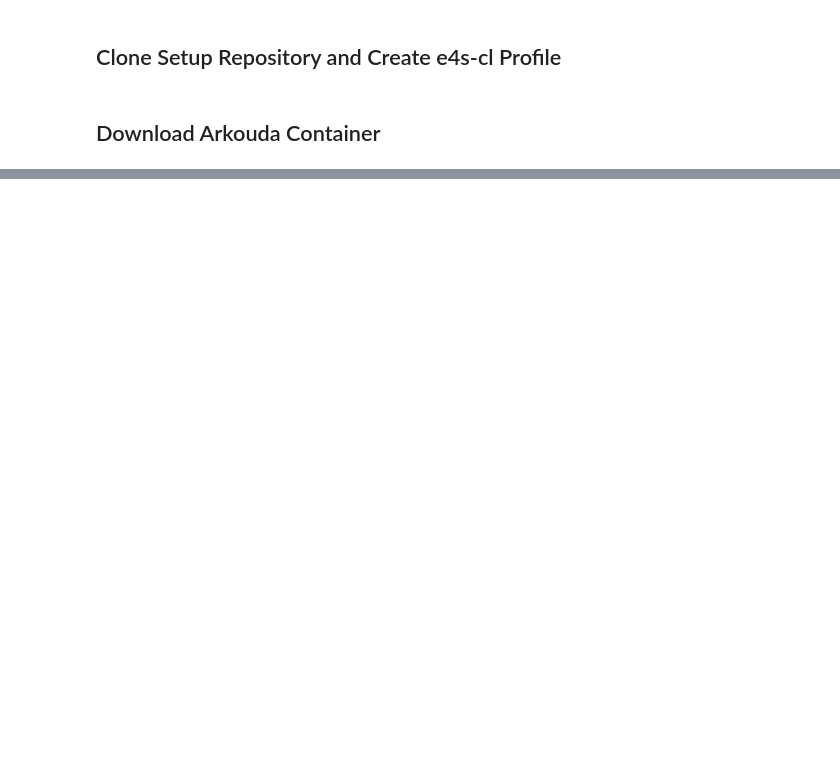
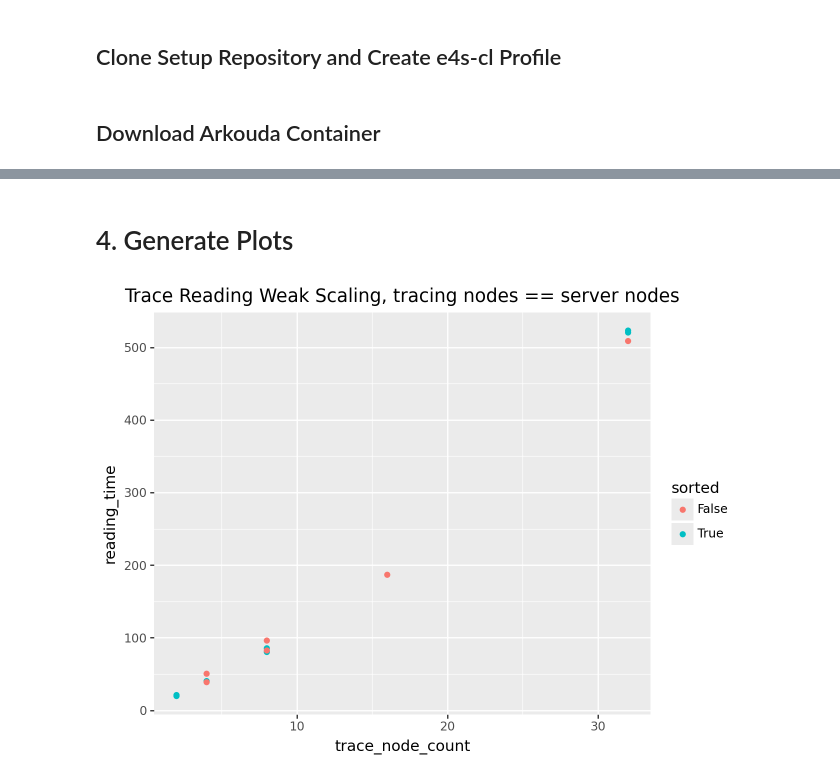
Before and after one commit to hpc-ai-adv-dev/fastotf2, a Jupyter notebook: workflows/scaling/ampere-workflow.ipynb, the cells around one changed output, grey strips where cells are left out. Drawn from its saved outputs; the diff is of its cells as text; code cells hidden in the pictures; blank space fills up the shorter version.

```diff
--- a/workflows/scaling/ampere-workflow.ipynb
+++ b/workflows/scaling/ampere-workflow.ipynb
@@ -20,8 +20,12 @@ go_dir = '/lus/scratch/crickett/go/'
 apptainer_bin_path = '/lus/scratch/crickett/software/usr/bin'
 apptainer_cache_dir = '/lus/bnchlu1/neth/.local/apptainer/'
 
+
+
 workflow_dir = os.getcwd()
 workflows.set_workflow_log(f'{workflow_dir}/ampere-workflow.log')
+
+results_df_path = os.path.join(workflow_dir, 'ampere_weak_scaling_results.csv')
 # %% [markdown]
 # 1. Download and Install Ampere
 # %%
@@ -149,0 +330,11 @@ print("Attribution complete.")
+# %% [markdown]
+# 4. Generate Plots
+# %%
+results_df = pd.read_csv(results_df_path)
+# %%
+p = ggplot(results_df, aes(x='trace_node_count', y='reading_time', color='sorted'))
+p += geom_point()
+p += labs(title="Trace Reading Weak Scaling, tracing nodes == server nodes")
+p
+# %% [output]
+[figure, added]
```
Also changed, not shown: parts of 24 cells of this notebook, 1 other file.
